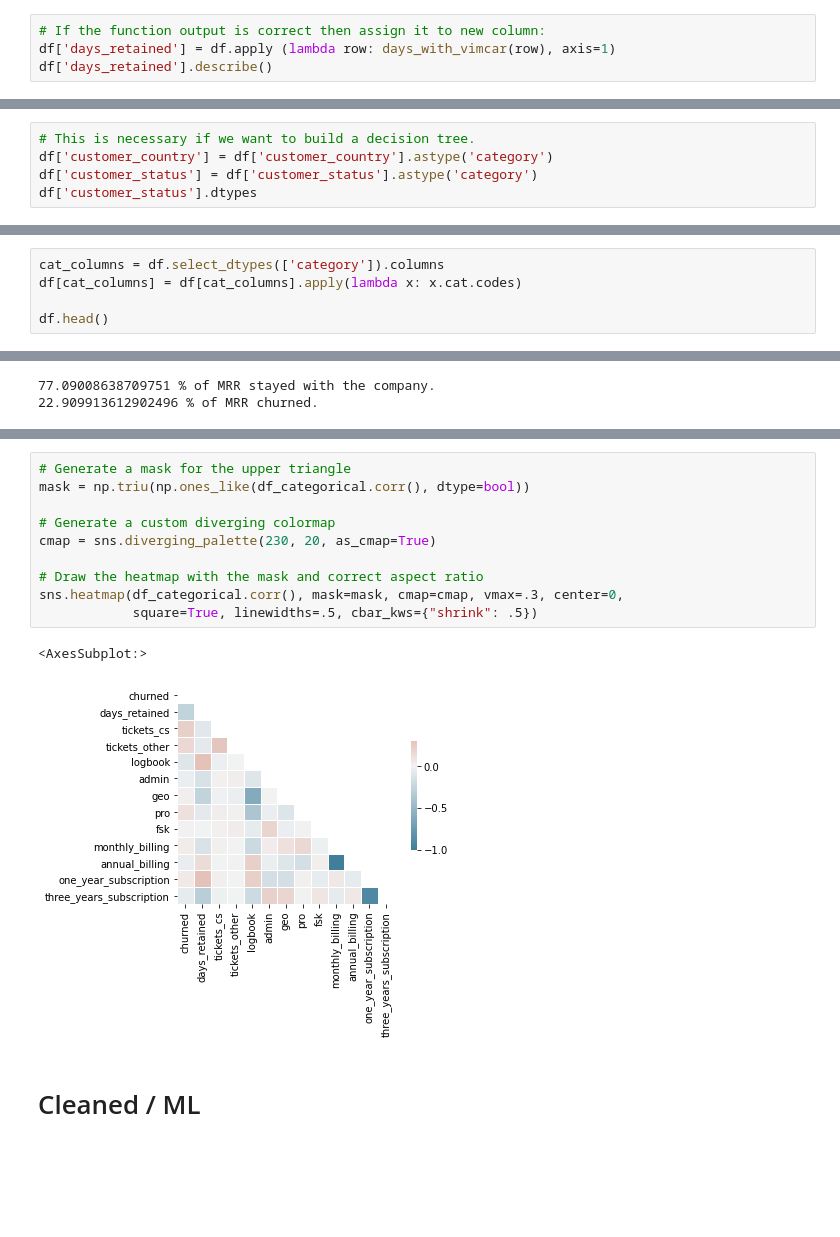
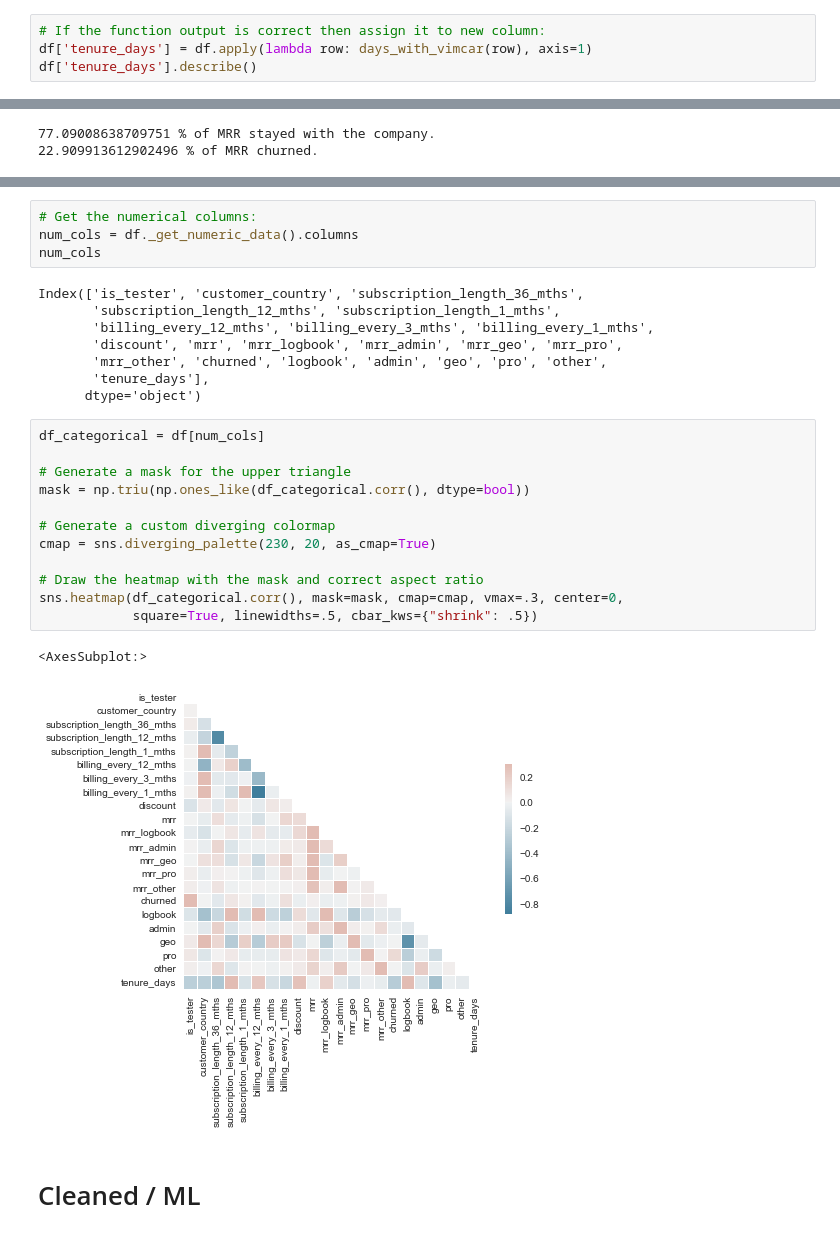
Before and after one commit to PZawieja/sql-vimcar, a Jupyter notebook: ML/Customer Churrn/20211203_customer_churn_prediction.ipynb, the cells around one changed output, grey strips where cells are left out. Cells and saved outputs as stored; diff of their text form; blank space fills up the shorter version.

```diff
--- a/ML/Customer Churrn/20211203_customer_churn_prediction.ipynb
+++ b/ML/Customer Churrn/20211203_customer_churn_prediction.ipynb
@@ -195,7 +255,7 @@ df.apply (lambda row: days_with_vimcar(row), axis=1)  # applied to each row
 Length: 8163, dtype: int64
 # %%
 # If the function output is correct then assign it to new column:
-df['days_retained'] = df.apply (lambda row: days_with_vimcar(row), axis=1)
-df['days_retained'].describe()
+df['tenure_days'] = df.apply(lambda row: days_with_vimcar(row), axis=1)
+df['tenure_days'].describe()
 # %% [output]
 count    8163.000000
@@ -242,5 +299,0 @@ memory usage: 1.6+ MB
-# %%
-# This is necessary if we want to build a decision tree.
-df['customer_country'] = df['customer_country'].astype('category')
-df['customer_status'] = df['customer_status'].astype('category')
-df['customer_status'].dtypes
@@ -251,5 +299,0 @@ CategoricalDtype(categories=['active', 'cancelled', 'future', 'non_renewing'], o
-# %%
-cat_columns = df.select_dtypes(['category']).columns
-df[cat_columns] = df[cat_columns].apply(lambda x: x.cat.codes)
-
-df.head()
@@ -353,15 +375,29 @@ heatmap.set_title('Correlation Heatmap', fontdict={'fontsize':12}, pad=12);
+# %%
+# Get the numerical columns:
+num_cols = df._get_numeric_data().columns
+num_cols
+# %% [output]
+Index(['is_tester', 'customer_country', 'subscription_length_36_mths',
+       'subscription_length_12_mths', 'subscription_length_1_mths',
+       'billing_every_12_mths', 'billing_every_3_mths', 'billing_every_1_mths',
+       'discount', 'mrr', 'mrr_logbook', 'mrr_admin', 'mrr_geo', 'mrr_pro',
+       'mrr_other', 'churned', 'logbook', 'admin', 'geo', 'pro', 'other',
+       'tenure_days'],
+      dtype='object')
 # %%
+df_categorical = df[num_cols]
+
 # Generate a mask for the upper triangle
 mask = np.triu(np.ones_like(df_categorical.corr(), dtype=bool))
 
 # Generate a custom diverging colormap
 cmap = sns.diverging_palette(230, 20, as_cmap=True)
 
 # Draw the heatmap with the mask and correct aspect ratio
 sns.heatmap(df_categorical.corr(), mask=mask, cmap=cmap, vmax=.3, center=0,
             square=True, linewidths=.5, cbar_kws={"shrink": .5})
 # %% [output]
 <AxesSubplot:>
-[figure, old version]
+[figure, new version]
 # %% [markdown]
 # Cleaned / ML
```
Also changed, not shown: parts of 65 cells of this notebook, 1 other file.
